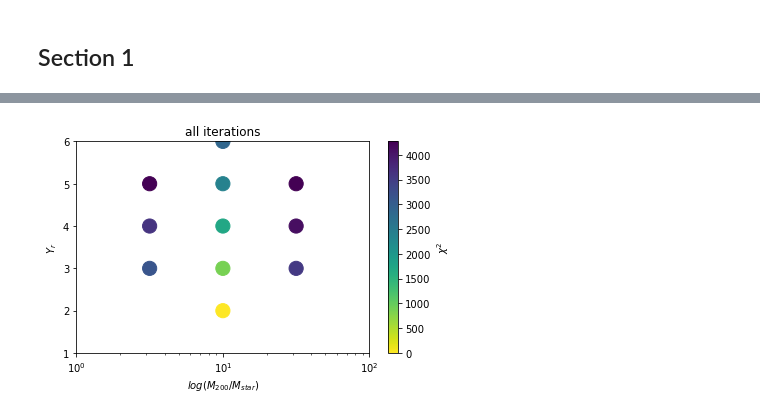
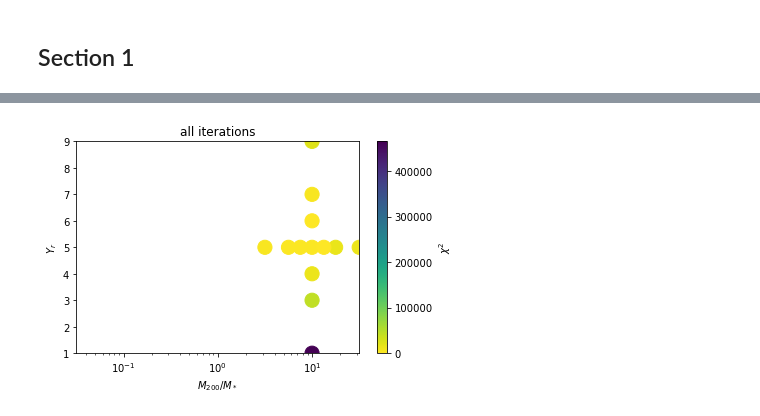
Before and after one commit to dynamics-of-stellar-systems/dynamite, a Jupyter notebook: docs/tutorial_notebooks/running_a_grid_of_models.ipynb, the cells around one changed output, grey strips where cells are left out. Cells and saved outputs as stored; diff of their text form; code cells hidden in the pictures.

```diff
--- a/docs/tutorial_notebooks/running_a_grid_of_models.ipynb
+++ b/docs/tutorial_notebooks/running_a_grid_of_models.ipynb
@@ -28,0 +10,3 @@ I love Slurm even more!!
+# %%
+fname = 'NGC6278_config.yaml'
+c = dyn.config_reader.Configuration(fname, reset_logging=True)
@@ -78,22 +78,22 @@ import matplotlib.pyplot as plt
 
 # extract the lo/hi limits for the two free parameters f and ml
 
-f = parspace.get_parameter_from_name('f')
+f = c.parspace.get_parameter_from_name('f-dh')
 f_lims_raw = [f.par_generator_settings['lo'], f.par_generator_settings['hi']]
 f_lims = [f.get_par_value_from_raw_value(lim0) for lim0 in f_lims_raw]
 
-ml = parspace.get_parameter_from_name('ml')
+ml = c.parspace.get_parameter_from_name('ml')
 ml_lims_raw = [ml.par_generator_settings['lo'], ml.par_generator_settings['hi']]
 ml_lims = [ml.get_par_value_from_raw_value(lim0) for lim0 in ml_lims_raw]
 
 # get list of iterations
-iterations = np.unique(all_models.table['which_iter'])
+iterations = np.unique(c.all_models.table['which_iter'])
 
 # plot chi2 of models vs iterations
 for iter0 in iterations:
-    table = all_models.table
+    table = c.all_models.table
     table = table[table['which_iter']==iter0]
-    plt.scatter(table['f'],
+    plt.scatter(table['f-dh'],
                 table['ml'],
                 c=table['chi2'],
                 cmap=plt.cm.viridis_r,
@@ -116,19 +116,19 @@ for iter0 in iterations:
 # %%
-# plot the models: f vs ml altogether
-plt.scatter(all_models.table['f'],
-            all_models.table['ml'],
-            c=all_models.table['chi2'] - np.min(all_models.table['chi2']),
+# plot the models: f-dh vs ml altogether
+plt.scatter(c.all_models.table['f-dh'],
+            c.all_models.table['ml'],
+            c=c.all_models.table['chi2'] - np.min(c.all_models.table['chi2']),
             cmap=plt.cm.viridis_r,
             s=200)
 cbar = plt.colorbar()
 cbar.set_label('$\chi^2$')
 plt.gca().set_title(f'all iterations')
 plt.gca().set_xlim(*f_lims)
 plt.gca().set_ylim(*ml_lims)
 plt.gca().set_xlabel(f.LaTeX)
 plt.gca().set_ylabel(ml.LaTeX)
 plt.gca().set_xscale('log')
 plt.tight_layout()
 plt.show()
 # %% [output]
-[figure, old version]
+[figure, new version]
```
Also changed, not shown: parts of 8 cells of this notebook, 24 other files.
